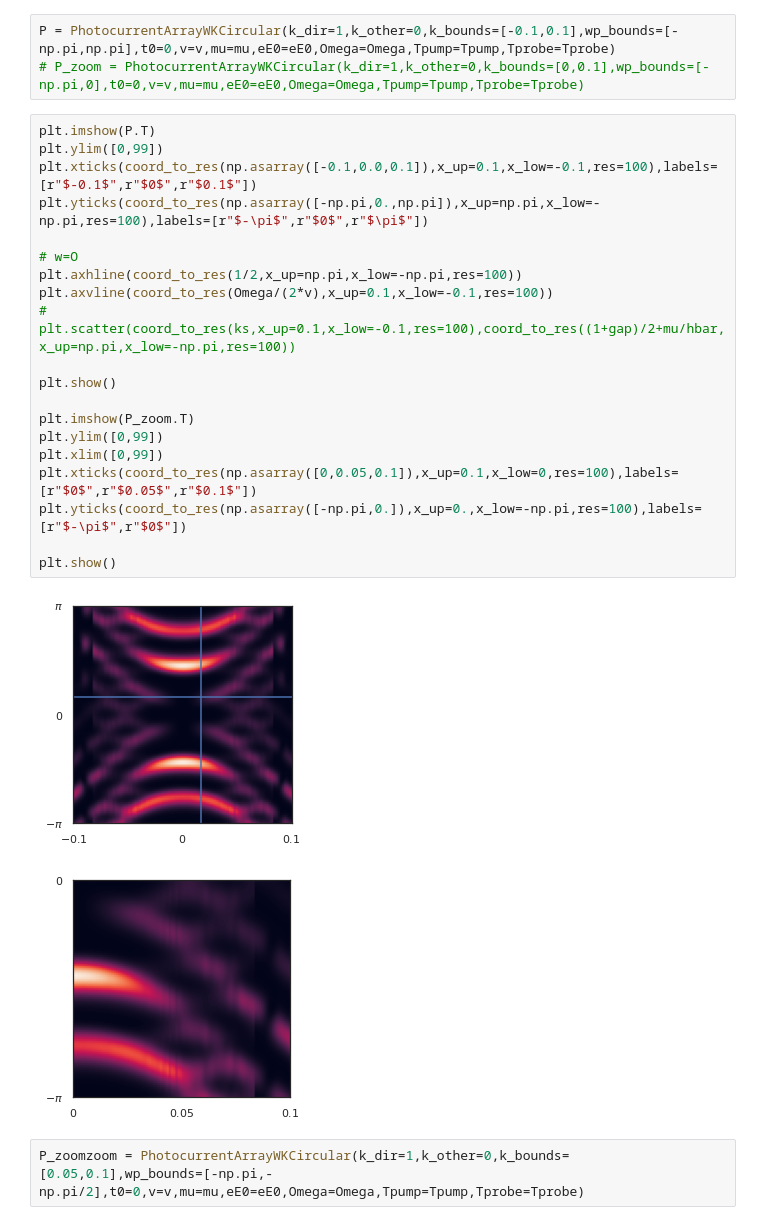
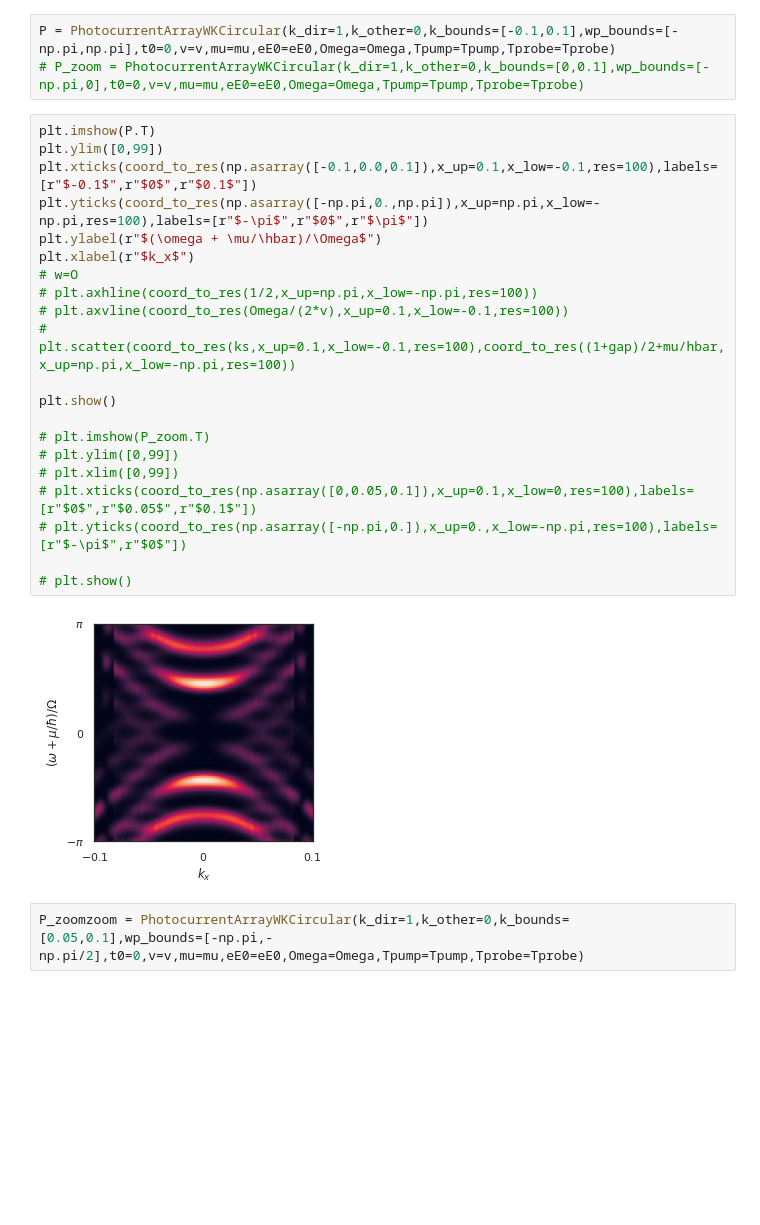
Before and after one commit to leogoutte/floquet, a Jupyter notebook: floquet_clean.ipynb, the cells around one changed output. Drawn from its saved outputs; the diff is of its cells as text; blank space fills up the shorter version.

```diff
--- a/floquet_clean.ipynb
+++ b/floquet_clean.ipynb
@@ -550,26 +533,26 @@ P = PhotocurrentArrayWKCircular(k_dir=1,k_other=0,k_bounds=[-0.1,0.1],wp_bounds=
 # %%
 plt.imshow(P.T)
 plt.ylim([0,99])
 plt.xticks(coord_to_res(np.asarray([-0.1,0.0,0.1]),x_up=0.1,x_low=-0.1,res=100),labels=[r"$-0.1$",r"$0$",r"$0.1$"])
 plt.yticks(coord_to_res(np.asarray([-np.pi,0.,np.pi]),x_up=np.pi,x_low=-np.pi,res=100),labels=[r"$-\pi$",r"$0$",r"$\pi$"])
-
+plt.ylabel(r"$(\omega + \mu/\hbar)/\Omega$")
+plt.xlabel(r"$k_x$")
 # w=O
-plt.axhline(coord_to_res(1/2,x_up=np.pi,x_low=-np.pi,res=100))
-plt.axvline(coord_to_res(Omega/(2*v),x_up=0.1,x_low=-0.1,res=100))
+# plt.axhline(coord_to_res(1/2,x_up=np.pi,x_low=-np.pi,res=100))
+# plt.axvline(coord_to_res(Omega/(2*v),x_up=0.1,x_low=-0.1,res=100))
 # plt.scatter(coord_to_res(ks,x_up=0.1,x_low=-0.1,res=100),coord_to_res((1+gap)/2+mu/hbar,x_up=np.pi,x_low=-np.pi,res=100))
 
 plt.show()
 
-plt.imshow(P_zoom.T)
-plt.ylim([0,99])
-plt.xlim([0,99])
-plt.xticks(coord_to_res(np.asarray([0,0.05,0.1]),x_up=0.1,x_low=0,res=100),labels=[r"$0$",r"$0.05$",r"$0.1$"])
-plt.yticks(coord_to_res(np.asarray([-np.pi,0.]),x_up=0.,x_low=-np.pi,res=100),labels=[r"$-\pi$",r"$0$"])
+# plt.imshow(P_zoom.T)
+# plt.ylim([0,99])
+# plt.xlim([0,99])
+# plt.xticks(coord_to_res(np.asarray([0,0.05,0.1]),x_up=0.1,x_low=0,res=100),labels=[r"$0$",r"$0.05$",r"$0.1$"])
+# plt.yticks(coord_to_res(np.asarray([-np.pi,0.]),x_up=0.,x_low=-np.pi,res=100),labels=[r"$-\pi$",r"$0$"])
 
-plt.show()
+# plt.show()
 # %% [output]
-[figure, old version]
+[figure, new version]
-[figure, removed]
 # %%
 P_zoomzoom = PhotocurrentArrayWKCircular(k_dir=1,k_other=0,k_bounds=[0.05,0.1],wp_bounds=[-np.pi,-np.pi/2],t0=0,v=v,mu=mu,eE0=eE0,Omega=Omega,Tpump=Tpump,Tprobe=Tprobe)
 # %%
```
Also changed, not shown: parts of 7 cells of this notebook, 6 other files.
